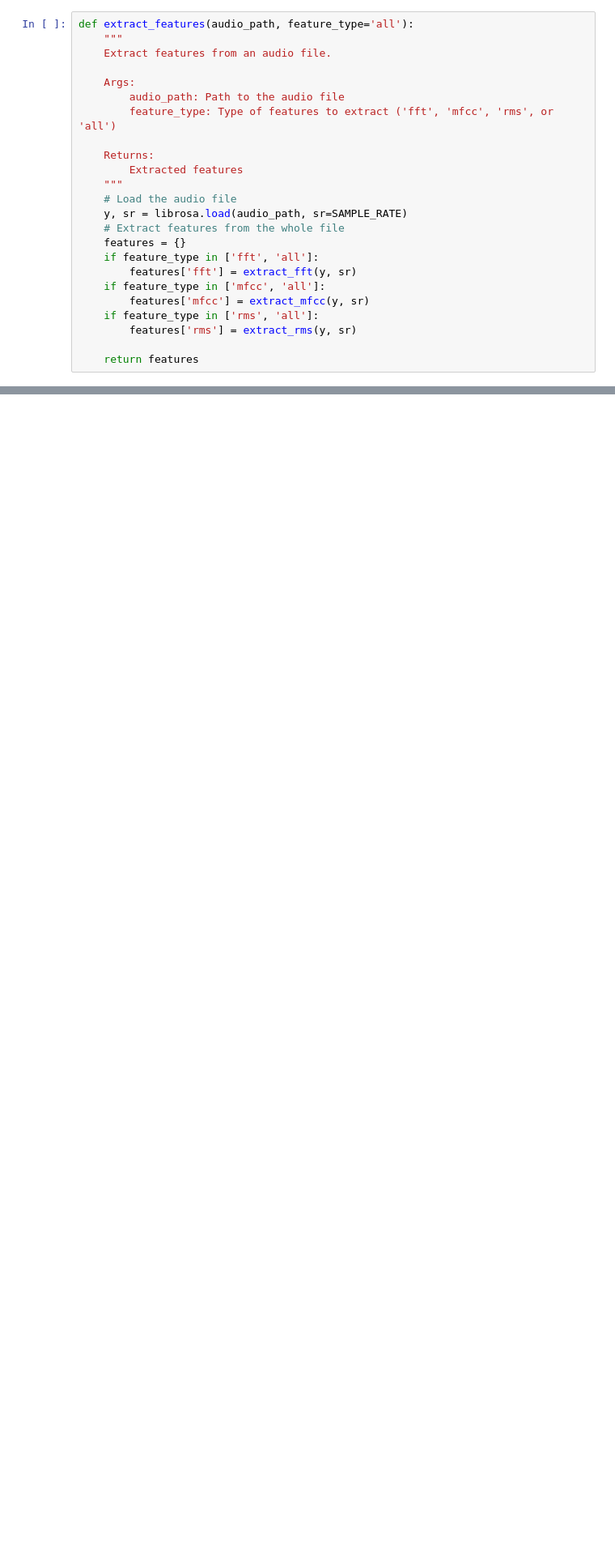
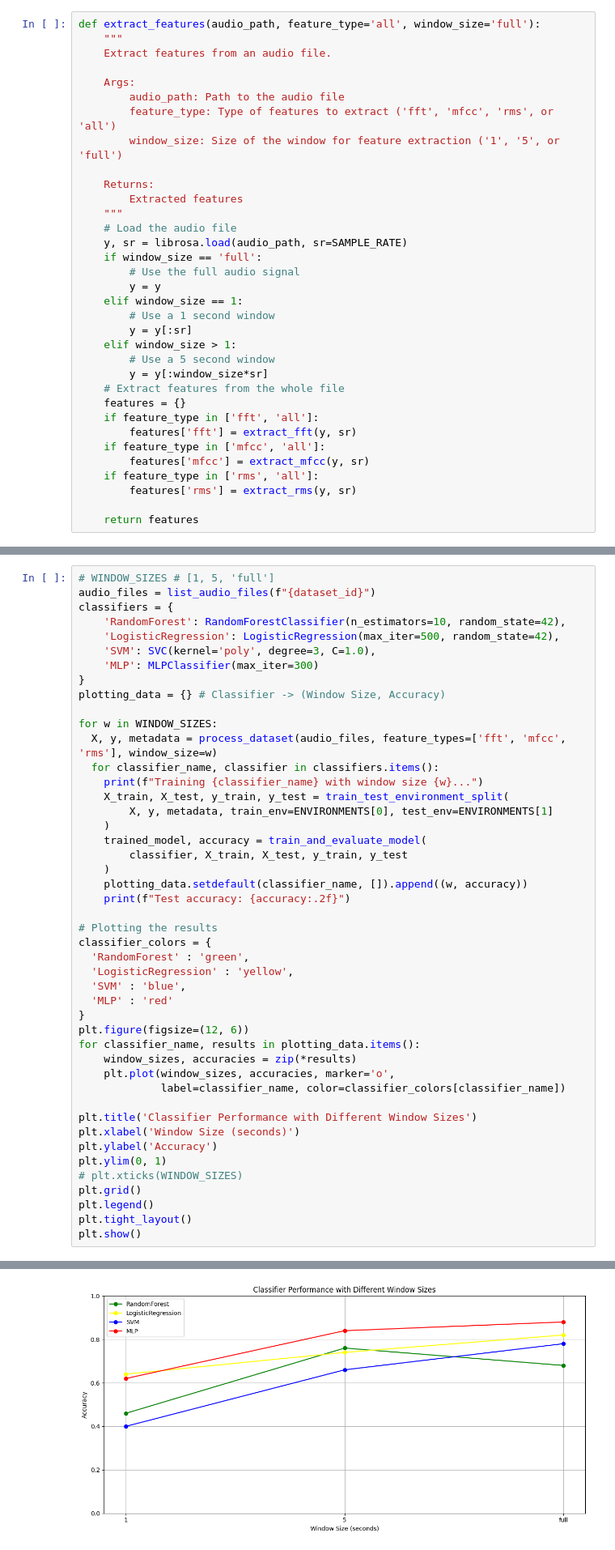
Before and after one commit to Sharwin24/Machine-Learning-and-Sensing, a Jupyter notebook: A1/Assignment1.ipynb, the cells around one changed output, grey strips where cells are left out. Shown at 81% size. Saved outputs shown, nothing was run; the diff lists cells and outputs as text; blank space fills up the shorter version.

```diff
--- a/A1/Assignment1.ipynb
+++ b/A1/Assignment1.ipynb
@@ -436,19 +436,29 @@ Now we'll integrate the above feature extraction functions into a pipeline that
 
 The extract_features function (provided) calls the appropriate extract_* function based on the feature type and also performs windowing if needed. The process_dataset function uses extract_features for each file in the dataset.
 # %%
-def extract_features(audio_path, feature_type='all'):
+def extract_features(audio_path, feature_type='all', window_size='full'):
     """
     Extract features from an audio file.
 
     Args:
         audio_path: Path to the audio file
         feature_type: Type of features to extract ('fft', 'mfcc', 'rms', or 'all')
+        window_size: Size of the window for feature extraction ('1', '5', or 'full')
 
     Returns:
         Extracted features
     """
     # Load the audio file
     y, sr = librosa.load(audio_path, sr=SAMPLE_RATE)
+    if window_size == 'full':
+        # Use the full audio signal
+        y = y
+    elif window_size == 1:
+        # Use a 1 second window
+        y = y[:sr]
+    elif window_size > 1:
+        # Use a 5 second window
+        y = y[:window_size*sr]
     # Extract features from the whole file
     features = {}
     if feature_type in ['fft', 'all']:
@@ -771,0 +781,47 @@ TODO:
+# %%
+# WINDOW_SIZES # [1, 5, 'full']
+audio_files = list_audio_files(f"{dataset_id}")
+classifiers = {
+    'RandomForest': RandomForestClassifier(n_estimators=10, random_state=42),
+    'LogisticRegression': LogisticRegression(max_iter=500, random_state=42),
+    'SVM': SVC(kernel='poly', degree=3, C=1.0),
+    'MLP': MLPClassifier(max_iter=300)
+}
+plotting_data = {} # Classifier -> (Window Size, Accuracy)
+
+for w in WINDOW_SIZES:
+  X, y, metadata = process_dataset(audio_files, feature_types=['fft', 'mfcc', 'rms'], window_size=w)
+  for classifier_name, classifier in classifiers.items():
+    print(f"Training {classifier_name} with window size {w}...")
+    X_train, X_test, y_train, y_test = train_test_environment_split(
+        X, y, metadata, train_env=ENVIRONMENTS[0], test_env=ENVIRONMENTS[1]
+    )
+    trained_model, accuracy = train_and_evaluate_model(
+        classifier, X_train, X_test, y_train, y_test
+    )
+    plotting_data.setdefault(classifier_name, []).append((w, accuracy))
+    print(f"Test accuracy: {accuracy:.2f}")
+
+# Plotting the results
+classifier_colors = {
+  'RandomForest' : 'green',
+  'LogisticRegression' : 'yellow',
+  'SVM' : 'blue',
+  'MLP' : 'red'
+}
+plt.figure(figsize=(12, 6))
+for classifier_name, results in plotting_data.items():
+    window_sizes, accuracies = zip(*results)
+    plt.plot(window_sizes, accuracies, marker='o',
+             label=classifier_name, color=classifier_colors[classifier_name])
+
+plt.title('Classifier Performance with Different Window Sizes')
+plt.xlabel('Window Size (seconds)')
+plt.ylabel('Accuracy')
+plt.ylim(0, 1)
+# plt.xticks(WINDOW_SIZES)
+plt.grid()
+plt.legend()
+plt.tight_layout()
+plt.show()
+# %% [output]
@@ -772,3 +855,4 @@ TODO:
+[figure, added]
 # %% [markdown]
 # A1.5: Hyperparameter Optimization (2 points)
 
```
Also changed, not shown: parts of 8 cells of this notebook, 25 other files.
